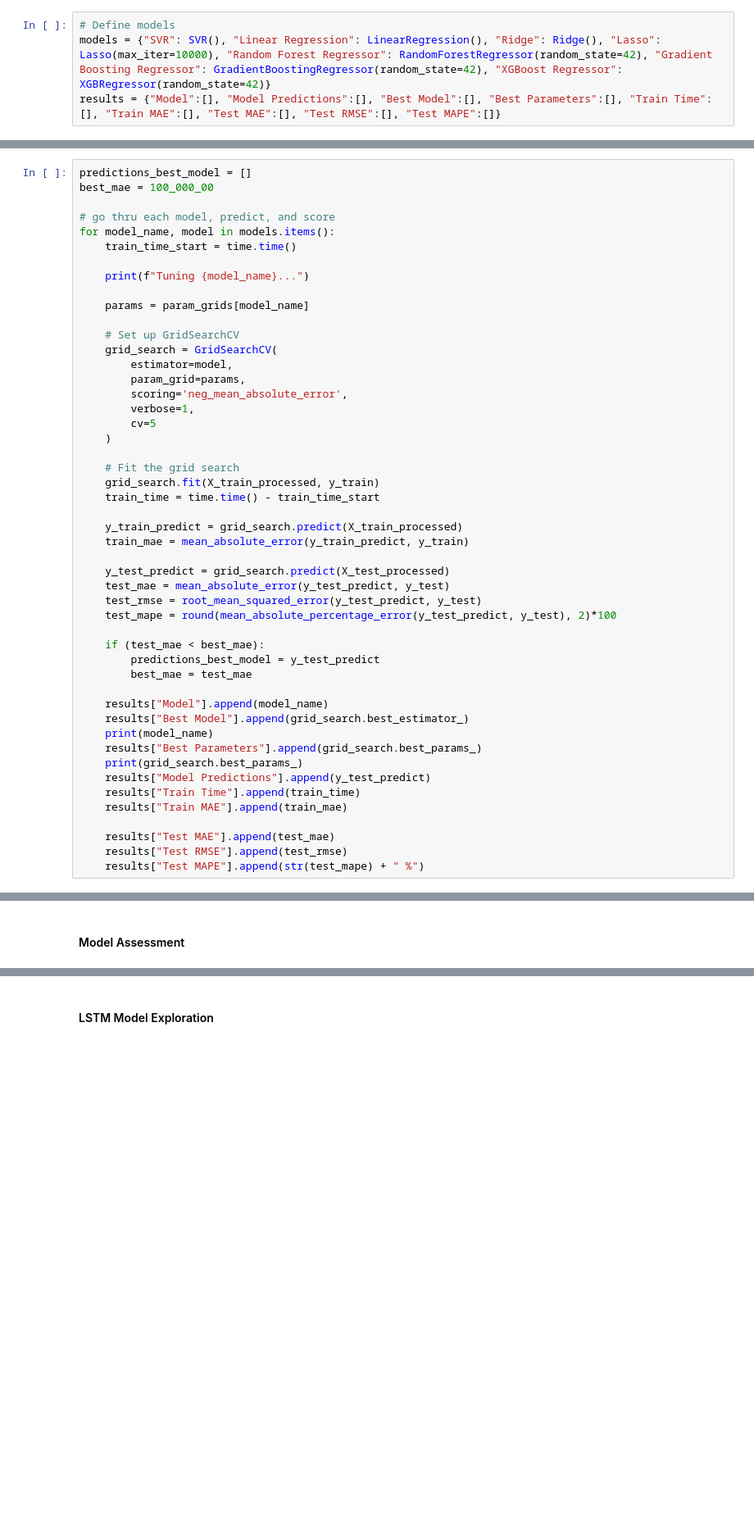
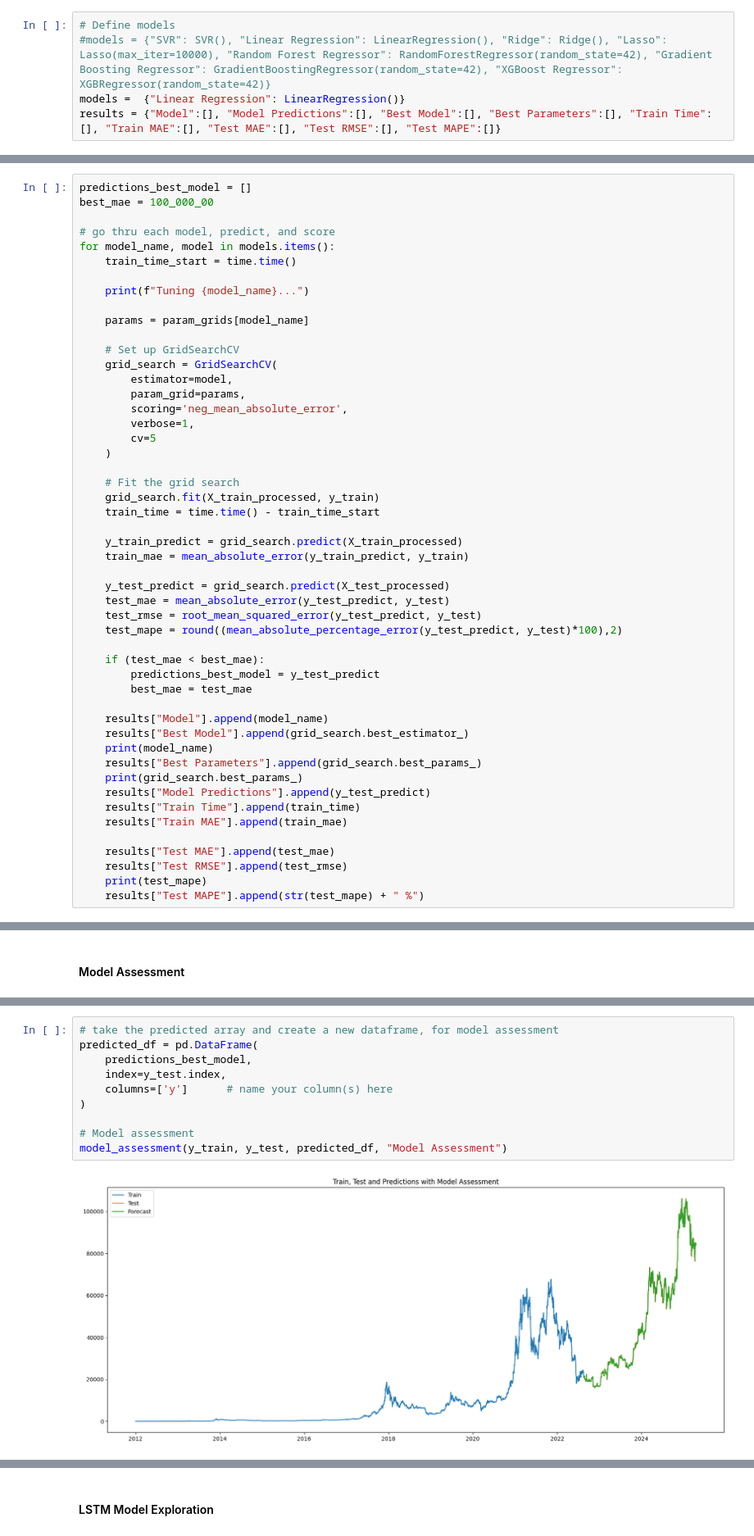
Before and after one commit to shawnarneygit/ai_machine_learning, a Jupyter notebook: bitcoin/bitcoin.ipynb, the cells around one changed output, grey strips where cells are left out. Shown at 82% size. Cells and saved outputs as stored; diff of their text form; blank space fills up the shorter version.

```diff
--- a/bitcoin/bitcoin.ipynb
+++ b/bitcoin/bitcoin.ipynb
@@ -517,7 +509,8 @@ X_train_processed = preprocessor.fit_transform(X_train)
 X_test_processed = preprocessor.transform(X_test)
 # %%
 # Define models
-models = {"SVR": SVR(), "Linear Regression": LinearRegression(), "Ridge": Ridge(), "Lasso": Lasso(max_iter=10000), "Random Forest Regressor": RandomForestRegressor(random_state=42), "Gradient Boosting Regressor": GradientBoostingRegressor(random_state=42), "XGBoost Regressor": XGBRegressor(random_state=42)}
+#models = {"SVR": SVR(), "Linear Regression": LinearRegression(), "Ridge": Ridge(), "Lasso": Lasso(max_iter=10000), "Random Forest Regressor": RandomForestRegressor(random_state=42), "Gradient Boosting Regressor": GradientBoostingRegressor(random_state=42), "XGBoost Regressor": XGBRegressor(random_state=42)}
+models =  {"Linear Regression": LinearRegression()}
 results = {"Model":[], "Model Predictions":[], "Best Model":[], "Best Parameters":[], "Train Time":[], "Train MAE":[], "Test MAE":[], "Test RMSE":[], "Test MAPE":[]}
 # %%
 # Hyperparameter grids for each model
@@ -592,7 +585,7 @@ for model_name, model in models.items():
     y_test_predict = grid_search.predict(X_test_processed)
     test_mae = mean_absolute_error(y_test_predict, y_test)
     test_rmse = root_mean_squared_error(y_test_predict, y_test)
-    test_mape = round(mean_absolute_percentage_error(y_test_predict, y_test), 2)*100
+    test_mape = round((mean_absolute_percentage_error(y_test_predict, y_test)*100),2)
 
     if (test_mae < best_mae):
         predictions_best_model = y_test_predict
@@ -609,5 +602,6 @@ for model_name, model in models.items():
 
     results["Test MAE"].append(test_mae)
     results["Test RMSE"].append(test_rmse)
+    print(test_mape)
     results["Test MAPE"].append(str(test_mape) + " %")
 # %% [output]
@@ -682,0 +628,12 @@ ValueError: Found input variables with inconsistent numbers of samples: [960, 97
+# %%
+# take the predicted array and create a new dataframe, for model assessment
+predicted_df = pd.DataFrame(
+    predictions_best_model,
+    index=y_test.index,
+    columns=['y']      # name your column(s) here
+)
+
+# Model assessment
+model_assessment(y_train, y_test, predicted_df, "Model Assessment")
+# %% [output]
+[figure, added]
```
Also changed, not shown: parts of 13 cells of this notebook.
